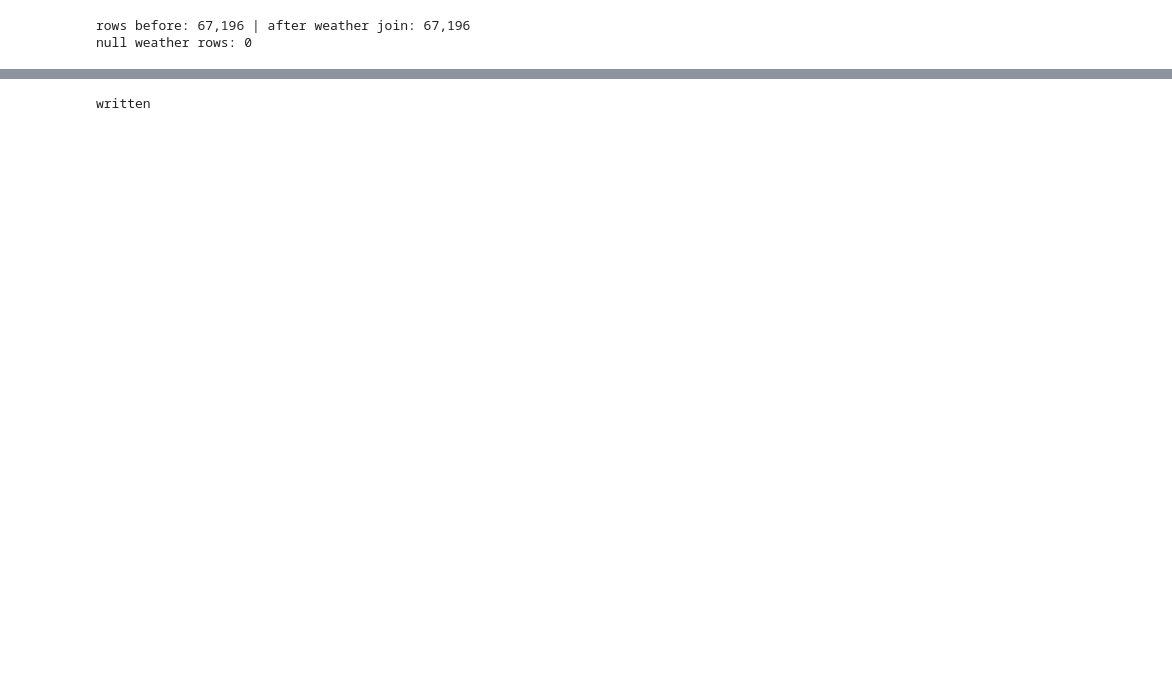
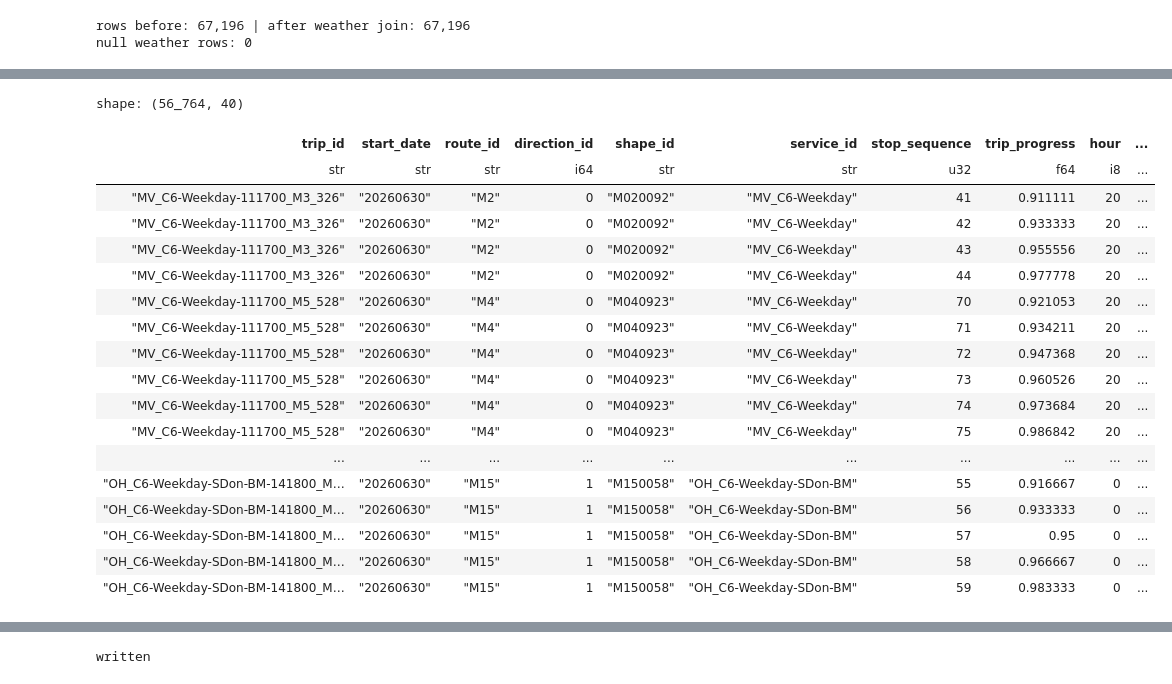
Before and after one commit to Ishan-Singhh/time_series_forecasting_using_deep_learning, a Jupyter notebook: build_dataset.ipynb, the cells around one changed output, grey strips where cells are left out. Saved outputs shown, nothing was run; the diff lists cells and outputs as text; code cells hidden in the pictures; blank space fills up the shorter version.

```diff
--- a/build_dataset.ipynb
+++ b/build_dataset.ipynb
@@ -150,6 +174,6 @@ print(data.shape)
 # %%
 vp = vehicle_positions.select([
-    "vehicle_id", "vehicle_time", "latitude", "longitude", "bearing",
+    "vehicle_id", "vehicle_time", "latitude", "longitude", "bearing", "speed_mps",
 ])
 
 data = data.sort(["vehicle_id", "event_time"])
@@ -492,4 +745,26 @@ model_ready.columns
  'travel_time']
+# %%
+model_ready
+# %% [output]
+shape: (56_764, 40)
+| trip_id | start_date | route_id | direction_id | shape_id | service_id | stop_sequence | trip_progress | hour | ... |
+| str | str | str | i64 | str | str | u32 | f64 | i8 | ... |
+| "MV_C6-Weekday-111700_M3_326" | "20260630" | "M2" | 0 | "M020092" | "MV_C6-Weekday" | 41 | 0.911111 | 20 | ... |
+| "MV_C6-Weekday-111700_M3_326" | "20260630" | "M2" | 0 | "M020092" | "MV_C6-Weekday" | 42 | 0.933333 | 20 | ... |
+| "MV_C6-Weekday-111700_M3_326" | "20260630" | "M2" | 0 | "M020092" | "MV_C6-Weekday" | 43 | 0.955556 | 20 | ... |
+| "MV_C6-Weekday-111700_M3_326" | "20260630" | "M2" | 0 | "M020092" | "MV_C6-Weekday" | 44 | 0.977778 | 20 | ... |
+| "MV_C6-Weekday-111700_M5_528" | "20260630" | "M4" | 0 | "M040923" | "MV_C6-Weekday" | 70 | 0.921053 | 20 | ... |
+| "MV_C6-Weekday-111700_M5_528" | "20260630" | "M4" | 0 | "M040923" | "MV_C6-Weekday" | 71 | 0.934211 | 20 | ... |
+| "MV_C6-Weekday-111700_M5_528" | "20260630" | "M4" | 0 | "M040923" | "MV_C6-Weekday" | 72 | 0.947368 | 20 | ... |
+| "MV_C6-Weekday-111700_M5_528" | "20260630" | "M4" | 0 | "M040923" | "MV_C6-Weekday" | 73 | 0.960526 | 20 | ... |
+| "MV_C6-Weekday-111700_M5_528" | "20260630" | "M4" | 0 | "M040923" | "MV_C6-Weekday" | 74 | 0.973684 | 20 | ... |
+| "MV_C6-Weekday-111700_M5_528" | "20260630" | "M4" | 0 | "M040923" | "MV_C6-Weekday" | 75 | 0.986842 | 20 | ... |
+| ... | ... | ... | ... | ... | ... | ... | ... | ... | ... |
+| "OH_C6-Weekday-SDon-BM-141800_M… | "20260630" | "M15" | 1 | "M150058" | "OH_C6-Weekday-SDon-BM" | 55 | 0.916667 | 0 | ... |
+| "OH_C6-Weekday-SDon-BM-141800_M… | "20260630" | "M15" | 1 | "M150058" | "OH_C6-Weekday-SDon-BM" | 56 | 0.933333 | 0 | ... |
+| "OH_C6-Weekday-SDon-BM-141800_M… | "20260630" | "M15" | 1 | "M150058" | "OH_C6-Weekday-SDon-BM" | 57 | 0.95 | 0 | ... |
+| "OH_C6-Weekday-SDon-BM-141800_M… | "20260630" | "M15" | 1 | "M150058" | "OH_C6-Weekday-SDon-BM" | 58 | 0.966667 | 0 | ... |
+| "OH_C6-Weekday-SDon-BM-141800_M… | "20260630" | "M15" | 1 | "M150058" | "OH_C6-Weekday-SDon-BM" | 59 | 0.983333 | 0 | ... |
 # %%
 print(model_ready.describe())
 # %% [output]
```
Also changed, not shown: parts of 19 cells of this notebook, 9 other files.
